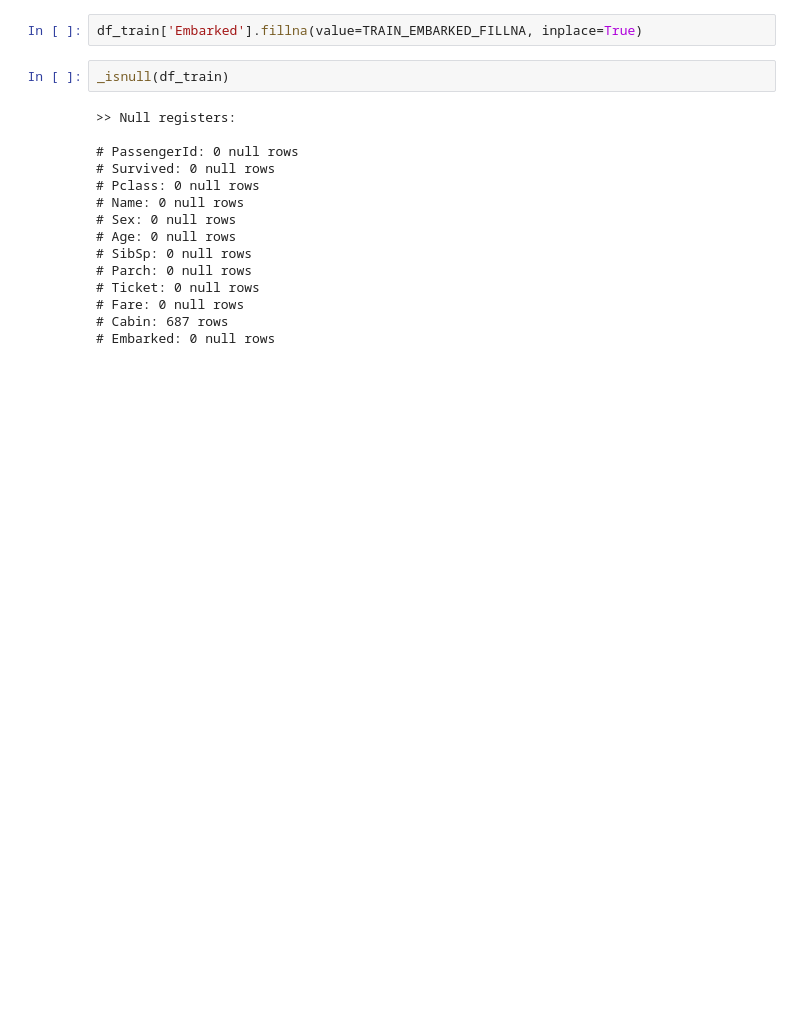
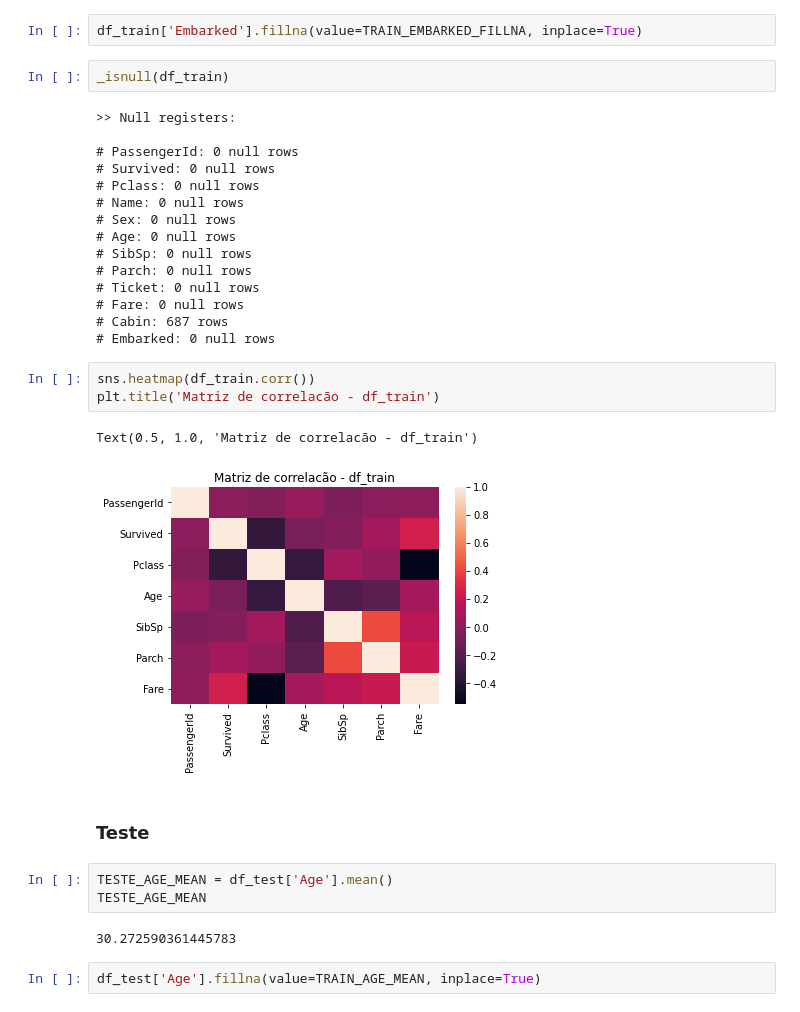
Before and after one commit to htbrandao/pos-grad-iesb-ia, a Jupyter notebook: courses/supervised-ml/atv4/atividade4.ipynb, the cells around one changed output. Drawn from its saved outputs; the diff is of its cells as text; blank space fills up the shorter version.

```diff
--- a/courses/supervised-ml/atv4/atividade4.ipynb
+++ b/courses/supervised-ml/atv4/atividade4.ipynb
@@ -128,3 +140,18 @@ _isnull(df_train)
 # Fare: 0 null rows
 # Cabin: 687 rows
 # Embarked: 0 null rows
+# %%
+sns.heatmap(df_train.corr())
+plt.title('Matriz de correlacão - df_train')
+# %% [output]
+Text(0.5, 1.0, 'Matriz de correlacão - df_train')
+[figure, added]
+# %% [markdown]
+### Teste
+# %%
+TESTE_AGE_MEAN = df_test['Age'].mean()
+TESTE_AGE_MEAN
+# %% [output]
+30.272590361445783
+# %%
+df_test['Age'].fillna(value=TRAIN_AGE_MEAN, inplace=True)
```
Also changed, not shown: parts of 57 cells of this notebook.
